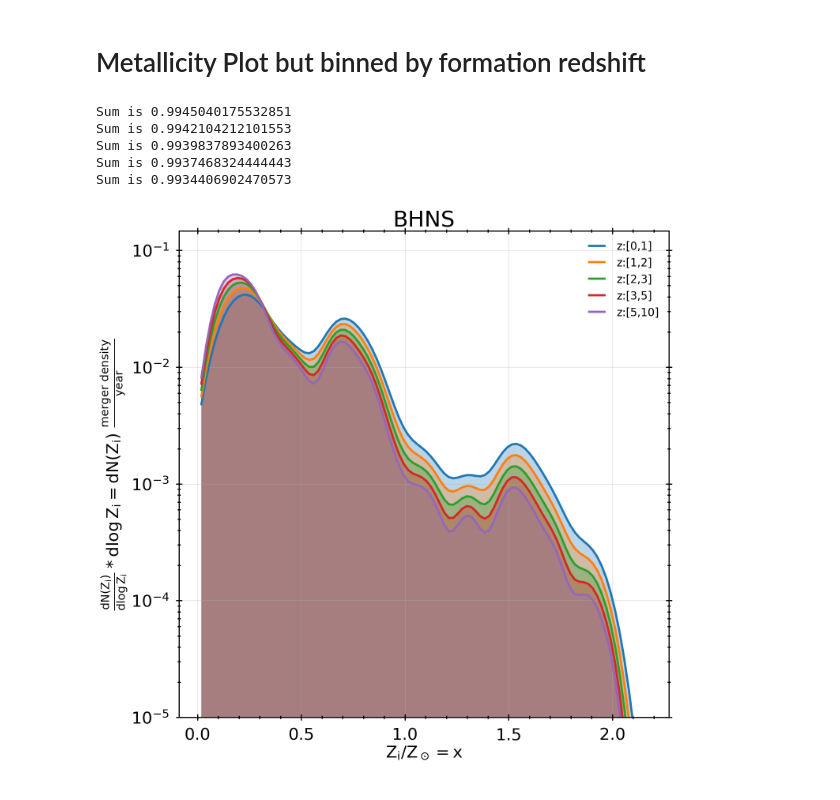
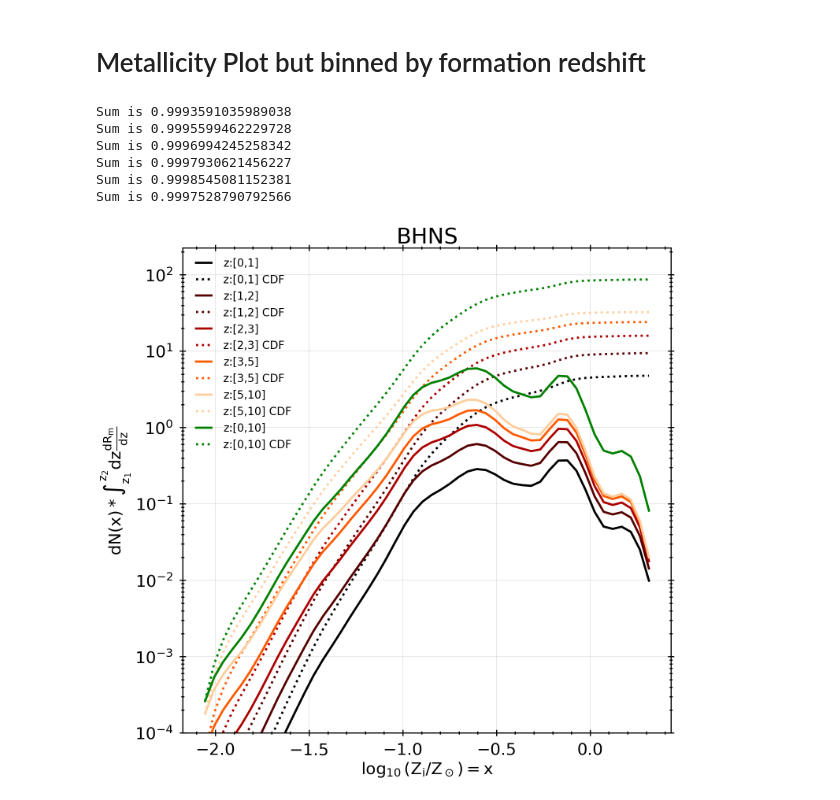
Before and after one commit to stlgolfer/metallicity_mergers, a Jupyter notebook: convolve_test.ipynb, the cells around one changed output. Drawn from its saved outputs; the diff is of its cells as text; code cells hidden in the pictures.

Commit message:
Make metallicity CDFs

```diff
--- a/convolve_test.ipynb
+++ b/convolve_test.ipynb
@@ -549,12 +549,12 @@ for bi in range(fiducial_plotting_data['merger_rates_binned_by_metallicities'].s
         color=color_bins[bi],
         label=f'log10(Z): [{fiducial_plotting_data['merger_metallicity_bins'][bi]}, {fiducial_plotting_data['merger_metallicity_bins'][bi+1]}]'
     )
-    merger_ax.fill_between(
-        np.round(fiducial_plotting_data['redshifts'],2),
-        fiducial_plotting_data['merger_rates_binned_by_metallicities'][bi],
-        color=color_bins[bi],
-        alpha=0.1
-    )
+    # merger_ax.fill_between(
+    #     np.round(fiducial_plotting_data['redshifts'],2),
+    #     fiducial_plotting_data['merger_rates_binned_by_metallicities'][bi],
+    #     color=color_bins[bi],
+    #     alpha=0.1
+    # )
     # merger_ax.plot(
     #     np.round(merger_ax_lookbacks,2),
     #     merger_rates_binned_by_delaytimes[bi],
@@ -685,7 +685,7 @@ KeyError: 'weights_at_current_z0'
 # %%
 # basically same plot as above, but now we want to bin by redshift basically
 form_fig, form_ax = plt.subplots(1, 1)
-PLOT_Z_LOG = False
+PLOT_Z_LOG = True
 Zm = np.log10(dco_metallicities/0.012) if PLOT_Z_LOG else dco_metallicities/0.012
 
 all_weights = fiducial_plotting_data['all_weights']
@@ -693,45 +693,56 @@ redshifts = fiducial_plotting_data['redshifts']
 
 # sum up to z
 redshift_edges = np.array([0, 1, 2, 3, 5, 10])#np.linspace(0, 14, 5)#np.logspace(np.log10(0.001), np.log10(14), 5)
-def do_metallicity_plot_to_redshift(left, right):
+def do_metallicity_plot_to_redshift(left, right, color):
     w = np.sum(all_weights[:, (np.digitize(left, redshift_edges)-1):(np.digitize(right, redshift_edges)-1)], axis=1)
     dco_met_hist, dco_met_bins = np.histogram(
         Zm,
         weights=w,
-        bins=bins,
+        bins=50,
         density=True
     )
     # print(np.sum(dco_met_hist*np.diff(dco_met_bins)))
 
     dco_metallicity_weighted_kde = stats.gaussian_kde(
         Zm,
         weights=w # TODO: multiply weights by mixture weights?
     )
 
     dco_met_bins_midpoints = (dco_met_bins[:-1]+dco_met_bins[1:])/2
     dlogZ = np.diff(dco_met_bins)
     print(f'Sum is {dco_metallicity_weighted_kde(dco_met_bins_midpoints)@dlogZ}')
-    plot_line = dco_metallicity_weighted_kde(dco_met_bins_midpoints)*dlogZ
-    form_ax.plot(dco_met_bins_midpoints, plot_line, label=f'z:[{left},{right}]')
-    form_ax.fill_between(dco_met_bins_midpoints, plot_line, alpha=0.3)
+    plot_line = dco_metallicity_weighted_kde(dco_met_bins_midpoints)*dlogZ*np.sum(w)
+    lab = f'z:[{left},{right}]'
+    form_ax.plot(dco_met_bins_midpoints, plot_line, label=lab, color=color)
+    # form_ax.fill_between(dco_met_bins_midpoints, plot_line, alpha=0.3)
+
+    # cdf_ax = form_ax.twinx()
+    form_ax.plot(dco_met_bins_midpoints, np.cumsum(plot_line), label=f'{lab} CDF', linestyle=':', color=color)
+    # cdf_ax.tick_params(axis='y', labelcolor='red')
+    # cdf_ax.set_yscale('log')
     # form_ax.axhline(plot_line.max())
 
+color_bins = plt.cm.gist_heat(np.linspace(0, 0.9, len(redshift_edges)-1))
+
 for i in range(len(redshift_edges)-1):
-    do_metallicity_plot_to_redshift(redshift_edges[i], redshift_edges[i+1])
+    do_metallicity_plot_to_redshift(redshift_edges[i], redshift_edges[i+1], color_bins[i])
+do_metallicity_plot_to_redshift(0, 10, 'green')
 form_ax.set_xlabel(r'$\log_{10}(Z_i/Z_\odot)=x$' if PLOT_Z_LOG else r'$Z_i/Z_\odot=x$')
 # form_ax.set_xlabel(r'$\log_{10}(Z_i)$')
-form_ax.set_ylabel(r'$\frac{dN(Z_i)}{d\log Z_i}*d\log Z_i=dN(Z_i)~\frac{\text{merger density}}{\text{year}}$')
+# form_ax.set_ylabel(r'$\frac{dN(x)}{d\log Z_i}*d\log Z_i=dN(x)~\frac{\text{merger density}}{\text{year}}$')
+form_ax.set_ylabel(r'$dN(x)*\int_{z_1}^{z_2} dz \frac{dR_m}{dz}$')
 # form_ax.set_ylabel(r'$N(x)$ Density CDF')
 # form_ax.set_xscale('log')
 form_ax.set_yscale('log')
 form_ax.set_title(f'{TYPES}')
-form_ax.set_ylim(1e-5,0)
+form_ax.set_ylim(1e-4,0)
 form_ax.legend()
 form_fig.show()
 # %% [output]
-Sum is 0.9945040175532851
-Sum is 0.9942104212101553
-Sum is 0.9939837893400263
-Sum is 0.9937468324444443
-Sum is 0.9934406902470573
+Sum is 0.9993591035989038
+Sum is 0.9995599462229728
+Sum is 0.9996994245258342
+Sum is 0.9997930621456227
+Sum is 0.9998545081152381
+Sum is 0.9997528790792566
-[figure, old version]
+[figure, new version]
```
Also changed, not shown: parts of 4 cells of this notebook, 1 other file.
